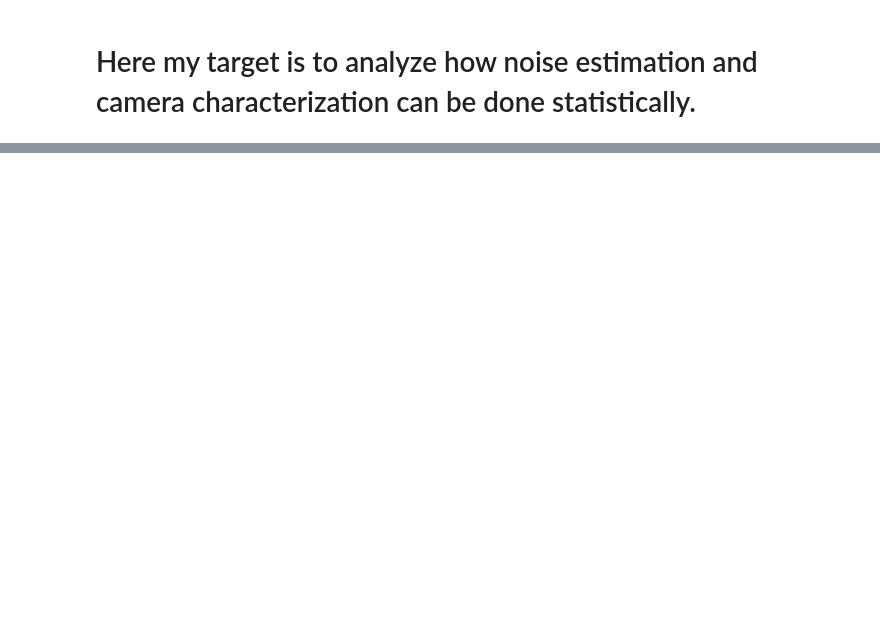
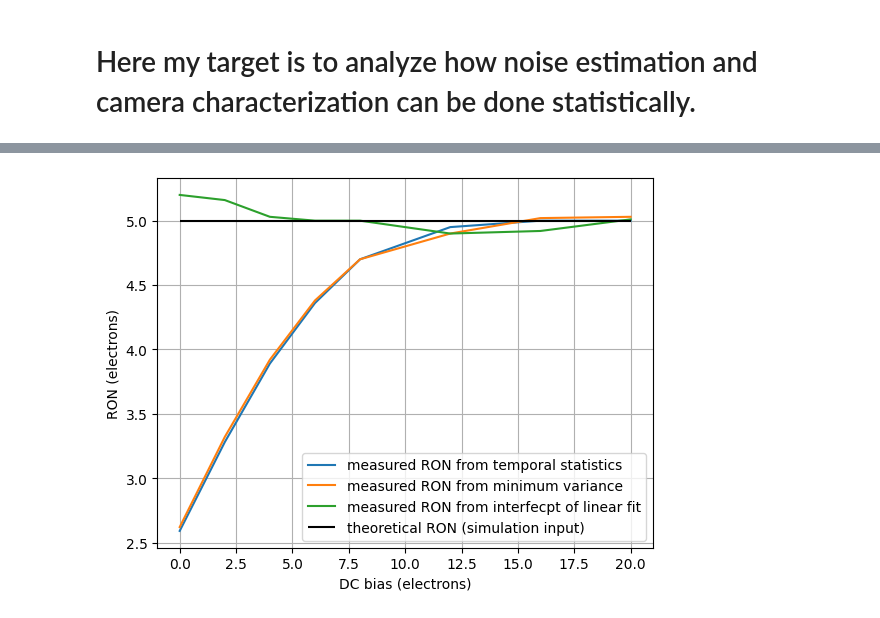
Before and after one commit to AyanS13/random_stuff, a Jupyter notebook: noise_analysis_2_PTC.ipynb, the cells around one changed output, grey strips where cells are left out. Cells and saved outputs as stored; diff of their text form; code cells hidden in the pictures; blank space fills up the shorter version.

```diff
--- a/noise_analysis_2_PTC.ipynb
+++ b/noise_analysis_2_PTC.ipynb
@@ -301,0 +327,18 @@ plt.show()
+# %%
+DC_biases = [0, 2, 4, 6, 8, 12, 16, 20]
+RON_from_temporal_stats = [2.59, 3.28, 3.89, 4.36, 4.7, 4.95, 5, 5]
+RON_from_mininum_variance = [2.62, 3.32, 3.92, 4.38, 4.7, 4.9, 5.02, 5.03]
+RON_from_intercept = [5.2, 5.16, 5.03, 5, 5, 4.9, 4.92, 5.01]
+
+# showing behaviour of different methods
+plt.plot(DC_biases, RON_from_temporal_stats, label='measured RON from temporal statistics')
+plt.plot(DC_biases, RON_from_mininum_variance, label='measured RON from minimum variance')
+plt.plot(DC_biases, RON_from_intercept, label='measured RON from interfecpt of linear fit')
+plt.hlines(5, xmin=min(DC_biases), xmax=max(DC_biases), color='k', label='theoretical RON (simulation input)')
+plt.legend()
+plt.grid()
+plt.xlabel('DC bias (electrons)')
+plt.ylabel('RON (electrons)')
+plt.show()
+# %% [output]
+[figure, added]
```
Also changed, not shown: parts of 6 cells of this notebook.
